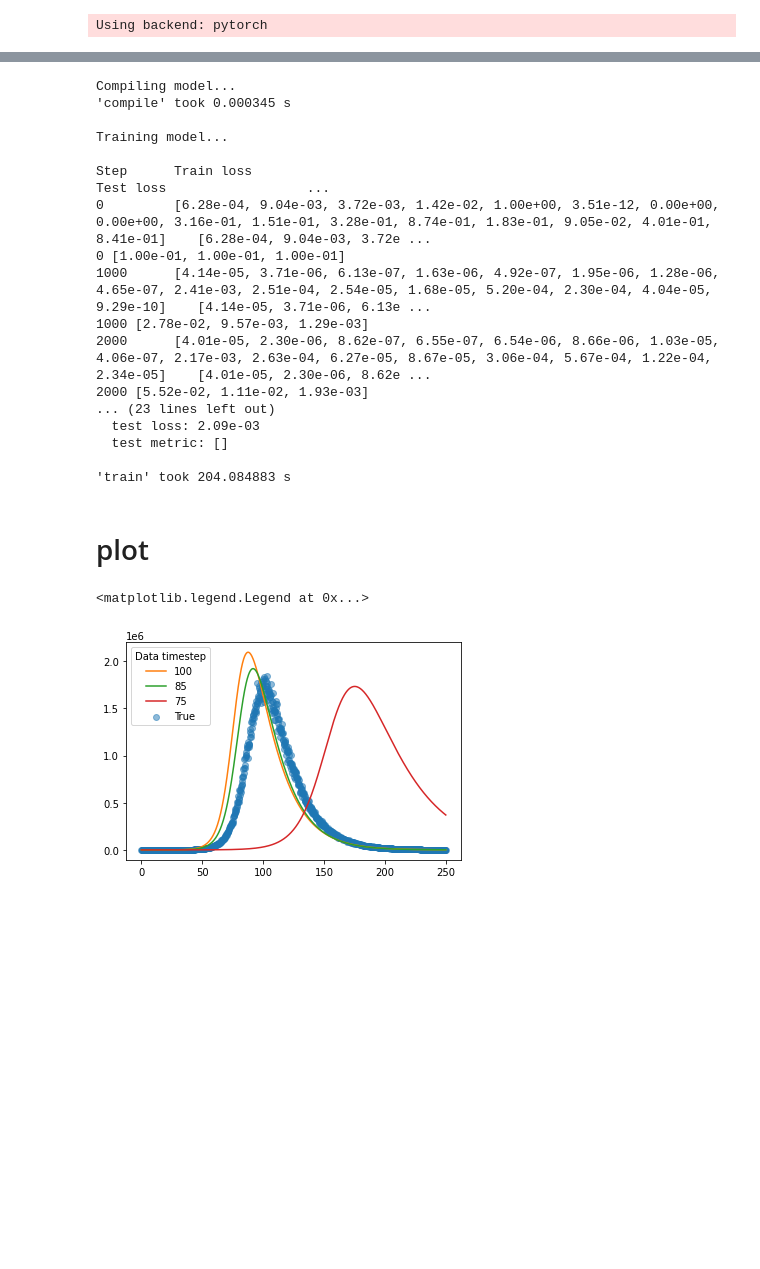
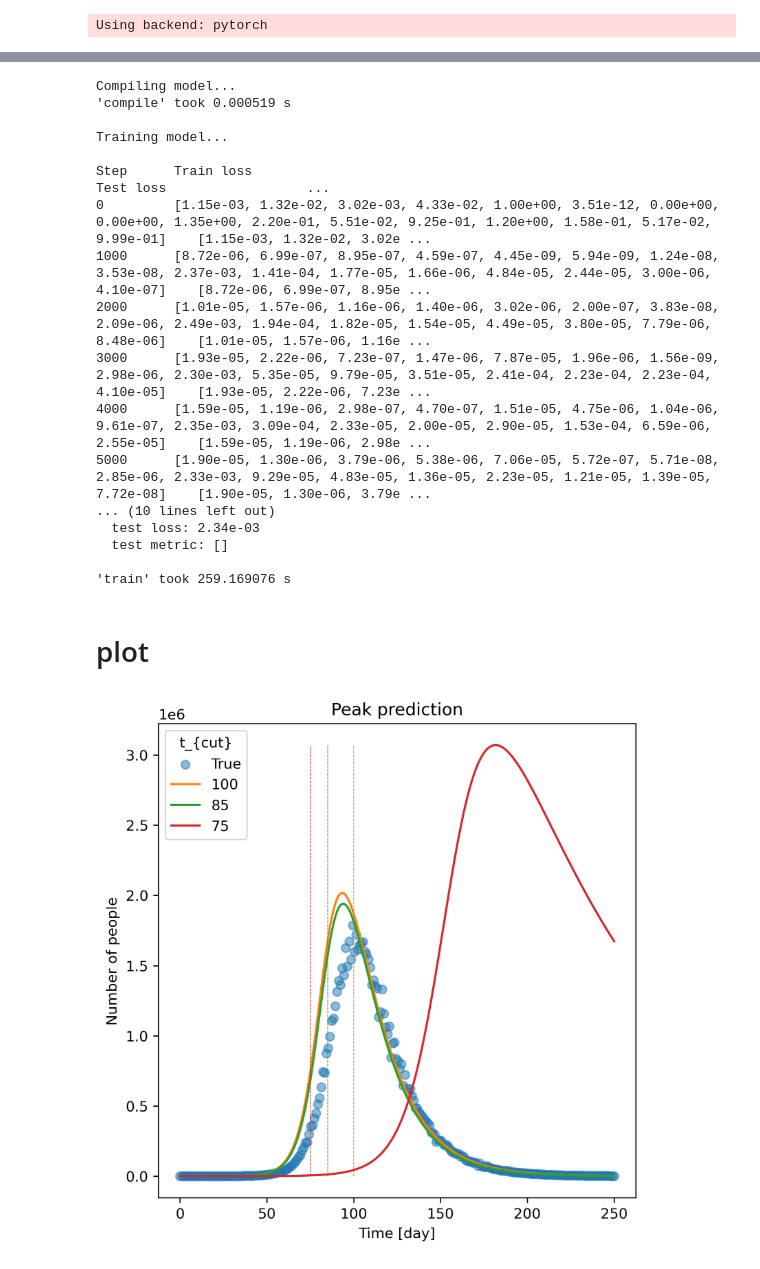
Before and after one commit to Jhammerh92/Deep_Learning_Project_PINN, a Jupyter notebook: DINN_implementation/peak_prediction.ipynb, the cells around one changed output, grey strips where cells are left out. Saved outputs shown, nothing was run; the diff lists cells and outputs as text; code cells hidden in the pictures; blank space fills up the shorter version.

```diff
--- a/DINN_implementation/peak_prediction.ipynb
+++ b/DINN_implementation/peak_prediction.ipynb
@@ -32,7 +32,7 @@ wsol = wsol_synth[t_bool]
 model = SIRD_deepxde_net(t, wsol)
 model.init_model(print_every=1000)
 model.train_model(iterations=12000)
-alpha_nn, beta_nn, gamma_nn = model.get_predicted_params()
+alpha_nn, beta_nn, gamma_nn = model.get_best_params()
 t_nn_param, wsol_nn_param, N_nn_param = solver.solve_SIRD(alpha_nn, beta_nn, gamma_nn)
 model.set_synthetic_data(t_synth, wsol_synth)
 model.set_nn_synthetic_data(t_nn_param, wsol_nn_param)
@@ -57,3 +58,8 @@ Step      Train loss
+# %%
+alpha_nn, beta_nn, gamma_nn = model.get_best_params()
+t_nn_param, wsol_nn_param, N_nn_param = solver.solve_SIRD(alpha_nn, beta_nn, gamma_nn)
+model.set_synthetic_data(t_synth, wsol_synth)
+model.set_nn_synthetic_data(t_nn_param, wsol_nn_param)
 # %%
 max_timestep = 85
 t_bool = t_synth < max_timestep
@@ -62,7 +68,7 @@ wsol = wsol_synth[t_bool]
 model85 = SIRD_deepxde_net(t, wsol)
 model85.init_model(print_every=1000)
 model85.train_model(iterations=12000)
-alpha_nn, beta_nn, gamma_nn = model85.get_predicted_params()
+alpha_nn, beta_nn, gamma_nn = model85.get_best_params()
 t_nn_param, wsol_nn_param, N_nn_param = solver.solve_SIRD(alpha_nn, beta_nn, gamma_nn)
 model85.set_synthetic_data(t_synth, wsol_synth)
 model85.set_nn_synthetic_data(t_nn_param, wsol_nn_param)
@@ -92,28 +98,28 @@ wsol = wsol_synth[t_bool]
 model75 = SIRD_deepxde_net(t, wsol)
 model75.init_model(print_every=1000)
 model75.train_model(iterations=12000)
-alpha_nn, beta_nn, gamma_nn = model75.get_predicted_params()
+alpha_nn, beta_nn, gamma_nn = model75.get_best_params()
 t_nn_param, wsol_nn_param, N_nn_param = solver.solve_SIRD(alpha_nn, beta_nn, gamma_nn)
 model75.set_synthetic_data(t_synth, wsol_synth)
 model75.set_nn_synthetic_data(t_nn_param, wsol_nn_param)
 # %% [output]
 Compiling model...
-'compile' took 0.000345 s
+'compile' took 0.000519 s
 
 Training model...
 
 Step      Train loss                                                                                                                                                          Test loss                  ...
-0         [6.28e-04, 9.04e-03, 3.72e-03, 1.42e-02, 1.00e+00, 3.51e-12, 0.00e+00, 0.00e+00, 3.16e-01, 1.51e-01, 3.28e-01, 8.74e-01, 1.83e-01, 9.05e-02, 4.01e-01, 8.41e-01]    [6.28e-04, 9.04e-03, 3.72e ...
-0 [1.00e-01, 1.00e-01, 1.00e-01]
-1000      [4.14e-05, 3.71e-06, 6.13e-07, 1.63e-06, 4.92e-07, 1.95e-06, 1.28e-06, 4.65e-07, 2.41e-03, 2.51e-04, 2.54e-05, 1.68e-05, 5.20e-04, 2.30e-04, 4.04e-05, 9.29e-10]    [4.14e-05, 3.71e-06, 6.13e ...
-1000 [2.78e-02, 9.57e-03, 1.29e-03]
-2000      [4.01e-05, 2.30e-06, 8.62e-07, 6.55e-07, 6.54e-06, 8.66e-06, 1.03e-05, 4.06e-07, 2.17e-03, 2.63e-04, 6.27e-05, 8.67e-05, 3.06e-04, 5.67e-04, 1.22e-04, 2.34e-05]    [4.01e-05, 2.30e-06, 8.62e ...
-2000 [5.52e-02, 1.11e-02, 1.93e-03]
-... (23 lines left out)
-  test loss: 2.09e-03
+0         [1.15e-03, 1.32e-02, 3.02e-03, 4.33e-02, 1.00e+00, 3.51e-12, 0.00e+00, 0.00e+00, 1.35e+00, 2.20e-01, 5.51e-02, 9.25e-01, 1.20e+00, 1.58e-01, 5.17e-02, 9.99e-01]    [1.15e-03, 1.32e-02, 3.02e ...
+1000      [8.72e-06, 6.99e-07, 8.95e-07, 4.59e-07, 4.45e-09, 5.94e-09, 1.24e-08, 3.53e-08, 2.37e-03, 1.41e-04, 1.77e-05, 1.66e-06, 4.84e-05, 2.44e-05, 3.00e-06, 4.10e-07]    [8.72e-06, 6.99e-07, 8.95e ...
+2000      [1.01e-05, 1.57e-06, 1.16e-06, 1.40e-06, 3.02e-06, 2.00e-07, 3.83e-08, 2.09e-06, 2.49e-03, 1.94e-04, 1.82e-05, 1.54e-05, 4.49e-05, 3.80e-05, 7.79e-06, 8.48e-06]    [1.01e-05, 1.57e-06, 1.16e ...
+3000      [1.93e-05, 2.22e-06, 7.23e-07, 1.47e-06, 7.87e-05, 1.96e-06, 1.56e-09, 2.98e-06, 2.30e-03, 5.35e-05, 9.79e-05, 3.51e-05, 2.41e-04, 2.23e-04, 2.23e-04, 4.10e-05]    [1.93e-05, 2.22e-06, 7.23e ...
+4000      [1.59e-05, 1.19e-06, 2.98e-07, 4.70e-07, 1.51e-05, 4.75e-06, 1.04e-06, 9.61e-07, 2.35e-03, 3.09e-04, 2.33e-05, 2.00e-05, 2.90e-05, 1.53e-04, 6.59e-06, 2.55e-05]    [1.59e-05, 1.19e-06, 2.98e ...
+5000      [1.90e-05, 1.30e-06, 3.79e-06, 5.38e-06, 7.06e-05, 5.72e-07, 5.71e-08, 2.85e-06, 2.33e-03, 9.29e-05, 4.83e-05, 1.36e-05, 2.23e-05, 1.21e-05, 1.39e-05, 7.72e-08]    [1.90e-05, 1.30e-06, 3.79e ...
+... (10 lines left out)
+  test loss: 2.34e-03
   test metric: []
 
-'train' took 204.084883 s
+'train' took 259.169076 s
 # %% [markdown]
 # plot
 # %%
@@ -122,12 +128,20 @@ plot_model = Plot(model, values_to_plot=values_to_plot)
 plot_model85 = Plot(model85, values_to_plot=values_to_plot)
 plot_model75 = Plot(model75, values_to_plot=values_to_plot)
 # %%
-fig, ax = plt.subplots()
+fig, ax = plt.subplots(dpi=300, figsize=(6,6))
+max_val = max(plot_model.model.wsol_synth[:,1].max(), plot_model.model.wsol_nn_synth[:,1].max(),
+             plot_model85.model.wsol_nn_synth[:,1].max(), plot_model75.model.wsol_nn_synth[:,1].max())
 line = ax.scatter(plot_model.model.t_nn_synth, plot_model.model.wsol_synth[:,1], color=plot_model.colors[0], label='True',alpha=0.5)
 line = ax.plot(plot_model.model.t_synth, plot_model.model.wsol_nn_synth[:,1], color=plot_model.colors[1], label=100)
+ax.vlines(x=100, ymin=0,ymax=max_val, color=plot_model.colors[1], linestyle='--', linewidth=0.5)
 line = ax.plot(plot_model85.model.t_synth, plot_model85.model.wsol_nn_synth[:,1], color=plot_model85.colors[2], label=85)
+ax.vlines(x=85, ymin=0,ymax=max_val, color=plot_model.colors[2], linestyle='--', linewidth=0.5)
 line = ax.plot(plot_model75.model.t_synth, plot_model75.model.wsol_nn_synth[:,1], color=plot_model75.colors[3], label=75)
-ax.legend(title='Data timestep')
+ax.vlines(x=75, ymin=0,ymax=max_val, color=plot_model.colors[3], linestyle='--', linewidth=0.5)
+ax.legend(title='t_{cut}')
+ax.set_title('Peak prediction')
+ax.set_xlabel('Time [day]')
+ax.set_ylabel('Number of people')
+plt.savefig('Peak prediction',bbox_inches='tight')
 # %% [output]
-<matplotlib.legend.Legend at 0x...>
-[figure, old version]
+[figure, new version]
```
Also changed, not shown: parts of 3 cells of this notebook, 6 other files.
